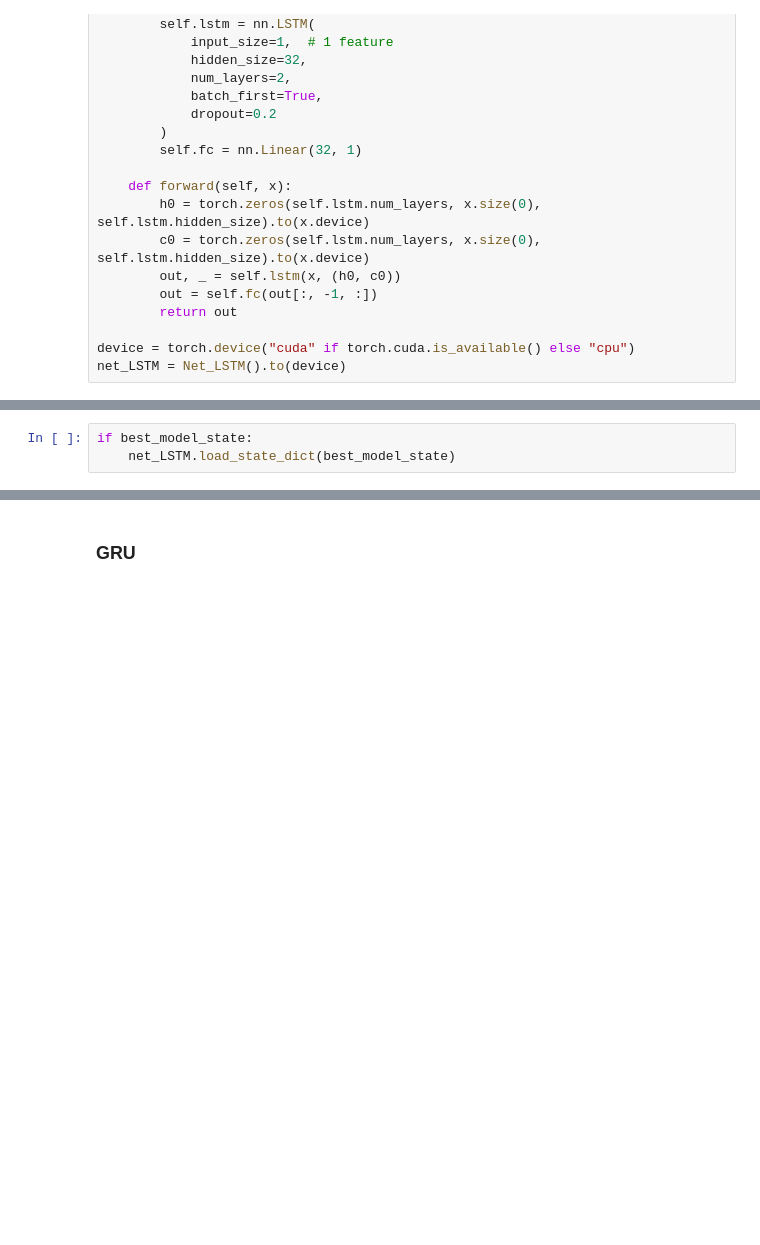
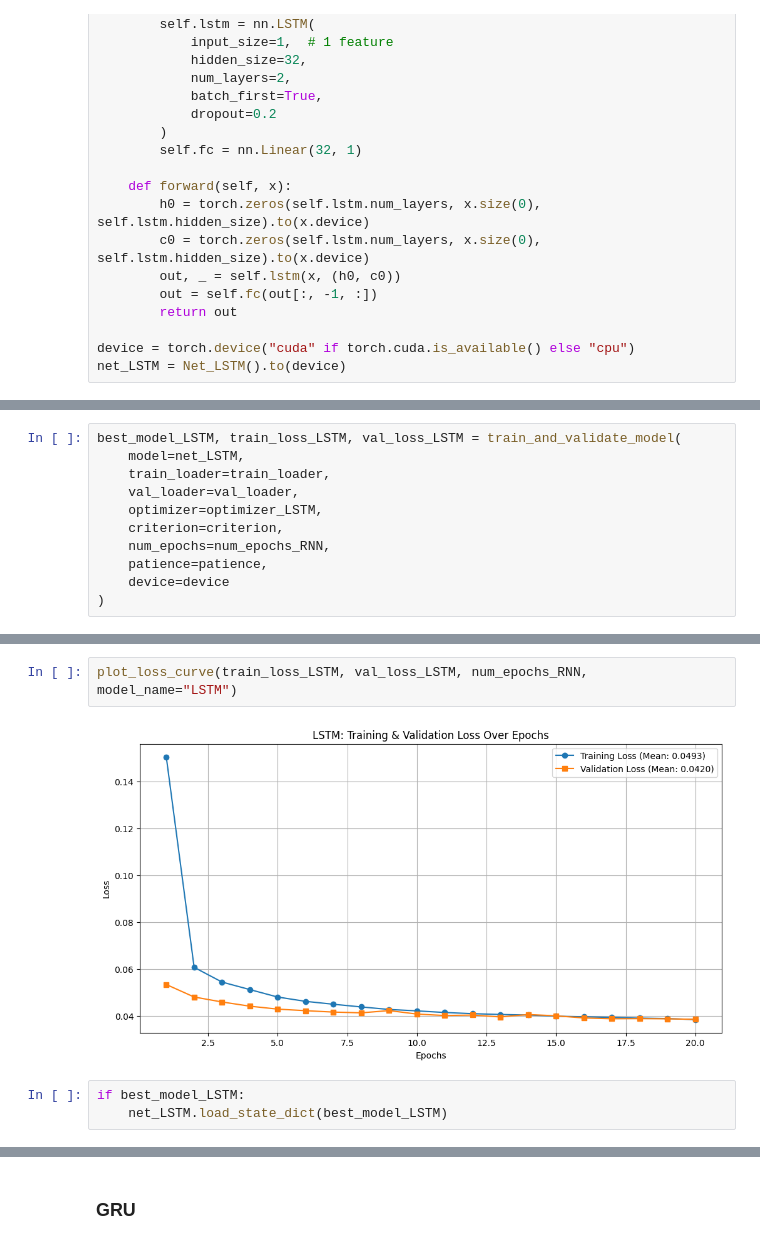
Before and after one commit to ProfessionalSalmon/Electricity-Sequence-Modeling, a Jupyter notebook: notebook/eletricity.ipynb, the cells around one changed output, grey strips where cells are left out. Cells and saved outputs as stored; diff of their text form; blank space fills up the shorter version.

```diff
--- a/notebook/eletricity.ipynb
+++ b/notebook/eletricity.ipynb
@@ -467,0 +395,11 @@ plt.show()
+# %%
+best_model_LSTM, train_loss_LSTM, val_loss_LSTM = train_and_validate_model(
+    model=net_LSTM,
+    train_loader=train_loader,
+    val_loader=val_loader,
+    optimizer=optimizer_LSTM,
+    criterion=criterion,
+    num_epochs=num_epochs_RNN,
+    patience=patience,
+    device=device
+)
@@ -468,3 +427,7 @@ plt.show()
+# %%
+plot_loss_curve(train_loss_LSTM, val_loss_LSTM, num_epochs_RNN, model_name="LSTM")
+# %% [output]
+[figure, added]
 # %%
-if best_model_state:
-    net_LSTM.load_state_dict(best_model_state)
+if best_model_LSTM:
+    net_LSTM.load_state_dict(best_model_LSTM)
```
Also changed, not shown: parts of 35 cells of this notebook.
